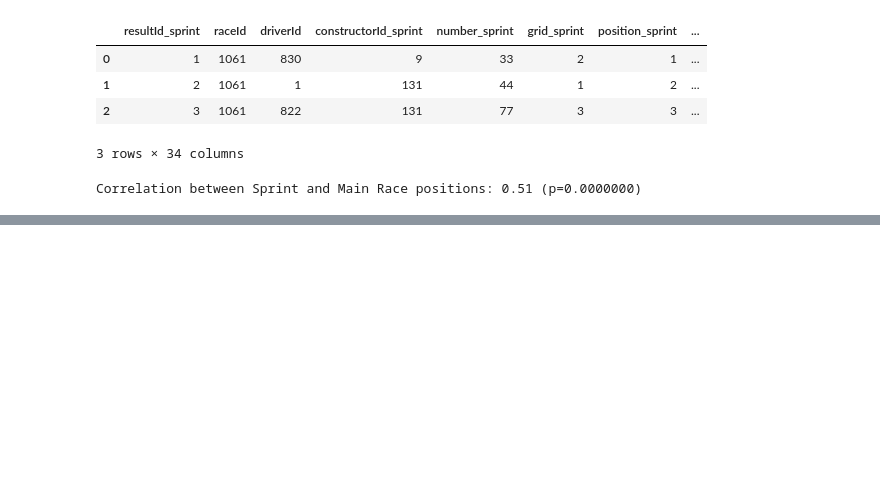
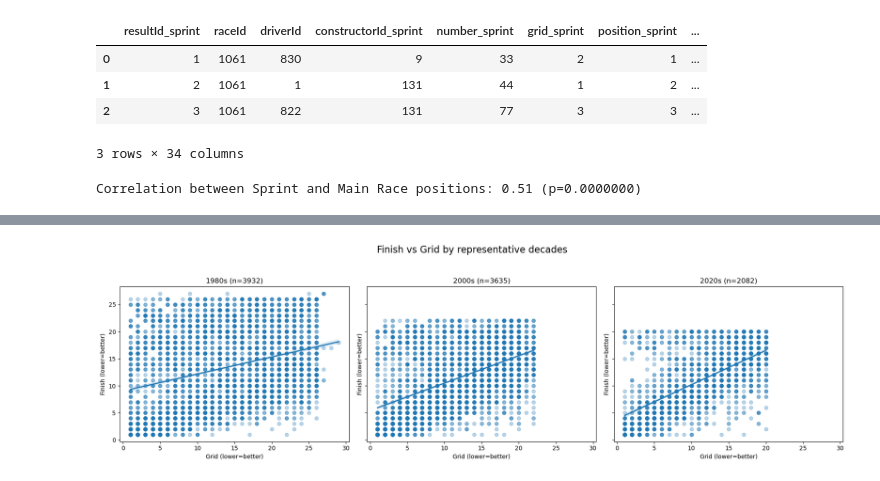
Before and after one commit to mahaejaz2699/Dissertation, a Jupyter notebook: data.ipynb, the cells around one changed output, grey strips where cells are left out. Saved outputs shown, nothing was run; the diff lists cells and outputs as text; code cells hidden in the pictures; blank space fills up the shorter version.

```diff
--- a/data.ipynb
+++ b/data.ipynb
@@ -1802,0 +1803,18 @@ This trend also reflects greater car reliability, aerodynamic senstivity, and st
+# %%
+#Step 6 - Visualizing the decades
+
+eras = [1980,2000,2020]
+fig, axes = plt.subplots(1,3,figsize=(18,5),sharex=True,sharey=True)
+
+for ax, era in zip(axes,eras):
+    g = res[res['decade'] == era]
+    sns.regplot(x='grid',y='positionOrder',data=g, scatter_kws={'alpha':0.3}, line_kws={'linewidth':2}, ax=ax)
+    ax.set_title(f'{era}s (n={len(g)})')
+    ax.set_xlabel('Grid (lower=better)')
+    ax.set_ylabel('Finish (lower=better)')
+
+plt.suptitle('Finish vs Grid by representative decades', y=1.05,fontsize=16)
+plt.tight_layout()
+plt.show()
+# %% [output]
+[figure, added]
```
Also changed, not shown: parts of 140 cells of this notebook, 2 other files.
